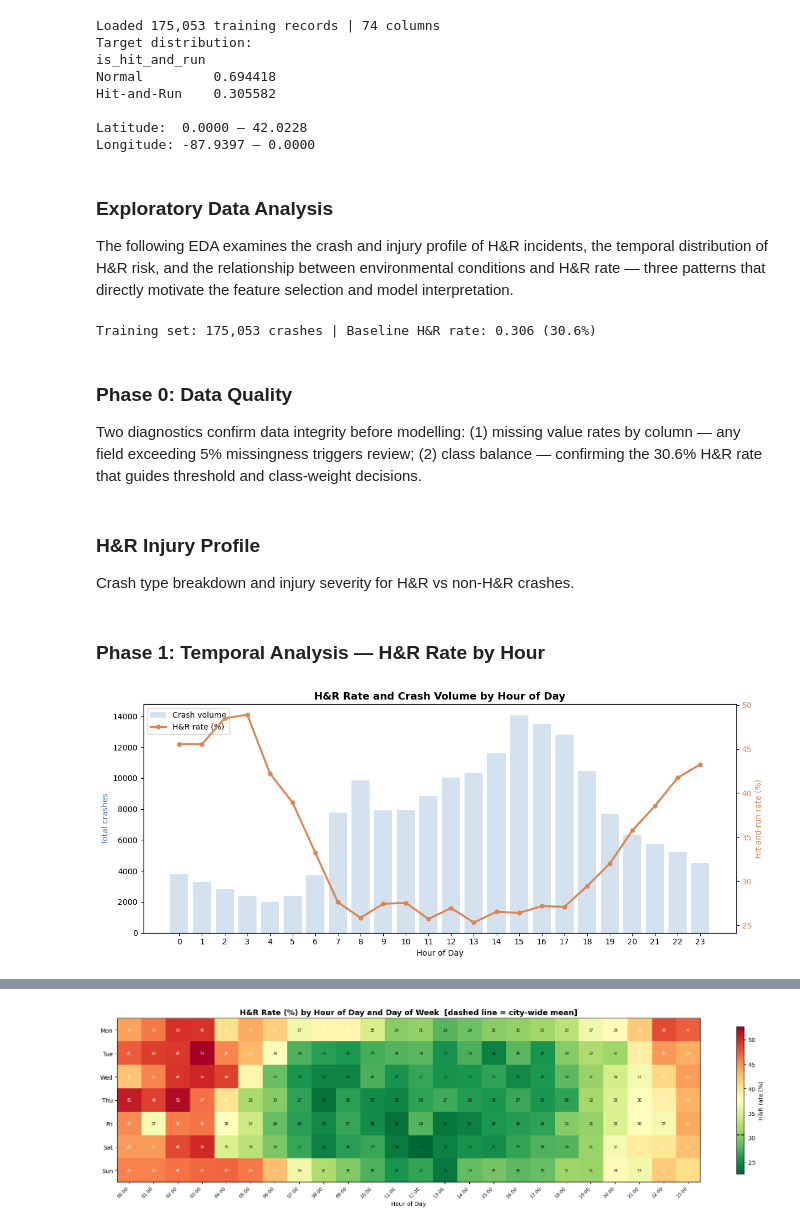
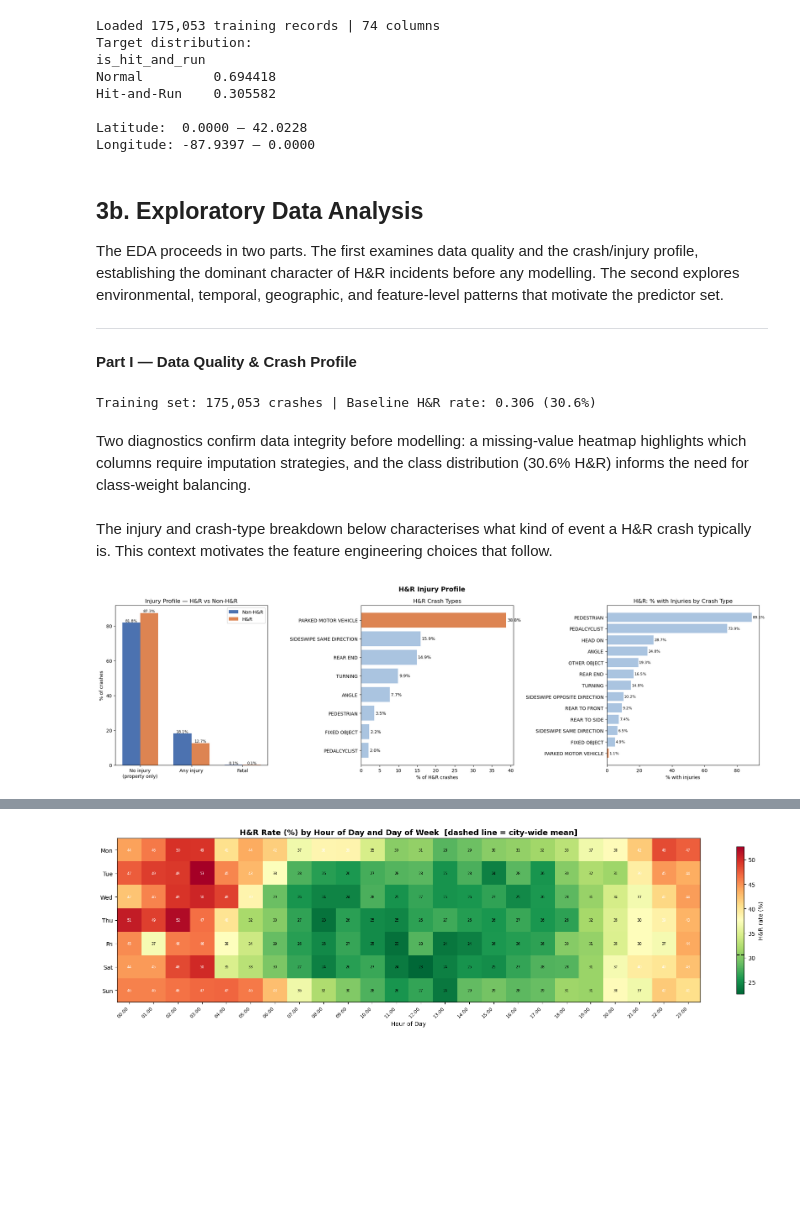
Before and after one commit to casagochman/chicago-hit-and-run, a Jupyter notebook: multi_ds/chicago_hitnrun_writeup.ipynb, the cells around one changed output, grey strips where cells are left out. Cells and saved outputs as stored; diff of their text form; code cells hidden in the pictures; blank space fills up the shorter version.

```diff
--- a/multi_ds/chicago_hitnrun_writeup.ipynb
+++ b/multi_ds/chicago_hitnrun_writeup.ipynb
@@ -486,9 +486,13 @@ Hit-and-Run    0.305582
 Latitude:  0.0000 – 42.0228
 Longitude: -87.9397 – 0.0000
 # %% [markdown]
-### Exploratory Data Analysis
+## 3b. Exploratory Data Analysis
 
-The following EDA examines the crash and injury profile of H&R incidents, the temporal distribution of H&R risk, and the relationship between environmental conditions and H&R rate — three patterns that directly motivate the feature selection and model interpretation.
+The EDA proceeds in two parts. The first examines data quality and the crash/injury profile, establishing the dominant character of H&R incidents before any modelling. The second explores environmental, temporal, geographic, and feature-level patterns that motivate the predictor set.
+
+---
+
+**Part I — Data Quality & Crash Profile**
 # %%
 df_eda = gpd.read_parquet(FINAL_TRAIN_FILE)
 
@@ -504,9 +508,7 @@ print(f"Training set: {len(df_eda):,} crashes | Baseline H&R rate: {BASELINE_RAT
 # %% [output]
 Training set: 175,053 crashes | Baseline H&R rate: 0.306 (30.6%)
 # %% [markdown]
-### Phase 0: Data Quality
-
-Two diagnostics confirm data integrity before modelling: (1) missing value rates by column — any field exceeding 5% missingness triggers review; (2) class balance — confirming the 30.6% H&R rate that guides threshold and class-weight decisions.
+Two diagnostics confirm data integrity before modelling: a missing-value heatmap highlights which columns require imputation strategies, and the class distribution (30.6% H&R) informs the need for class-weight balancing.
 # %%
 # 0a. Missing value heatmap (top-30 columns by null count)
 null_pct = df_eda.isnull().mean().sort_values(ascending=False)
@@ -542,16 +544,14 @@ for i, v in enumerate(counts):
 plt.tight_layout()
 plt.close()
 # %% [markdown]
-### H&R Injury Profile
-Crash type breakdown and injury severity for H&R vs non-H&R crashes.
+The injury and crash-type breakdown below characterises what kind of event a H&R crash typically is. This context motivates the feature engineering choices that follow.
 # %%
-# Injury profile EDA — generates imgs/injury_eda.png
 import pandas as pd
 import numpy as np
 import matplotlib
 import matplotlib.pyplot as plt
 
-df = pd.read_parquet("train_crashes_final.parquet")
+df = df_eda.copy()
 TARGET = "is_hit_and_run"
 
 df["label"] = df[TARGET].map({0: "Non-H&R", 1: "H&R"})
@@ -600,64 +600,33 @@ for xi, (nv, hv) in enumerate(zip(nonhnr_vals, hnr_vals)):
 ax = axes[1]
 hnr = df[df[TARGET] == 1]
 top_types = hnr["first_crash_type"].value_counts().head(8)
 pct = (top_types / len(hnr) * 100).round(1)
 colors = ["#DD8452" if t == "PARKED MOTOR VEHICLE" else "#aac4e0" for t in top_types.index]
 bars = ax.barh(top_types.index[::-1], pct.values[::-1], color=colors[::-1])
 ax.set_xlabel("% of H&R crashes")
 ax.set_title("H&R Crash Types")
 for bar, val in zip(bars, pct.values[::-1]):
     ax.text(bar.get_width() + 0.3, bar.get_y() + bar.get_height()/2,
             f"{val}%", va="center", fontsize=9)
 
 
 # Injury distribution for H&R by crash type
 ax = axes[2]
 hnr_injury = hnr.groupby("first_crash_type").agg(
     n_crashes   = (TARGET, "count"),
     pct_injured = ("has_injury", lambda x: x.mean() * 100)
 ).query("n_crashes >= 200").sort_values("pct_injured", ascending=True)
 
 colors2 = ["#DD8452" if t == "PARKED MOTOR VEHICLE" else "#aac4e0"
            for t in hnr_injury.index]
 ax.barh(hnr_injury.index, hnr_injury["pct_injured"], color=colors2)
 ax.set_xlabel("% with injuries")
 ax.set_title("H&R: % with Injuries by Crash Type")
 for i, (idx, row) in enumerate(hnr_injury.iterrows()):
     ax.text(row["pct_injured"] + 0.5, i, f"{row['pct_injured']:.1f}%", va="center", fontsize=8)
 
 plt.suptitle("H&R Injury Profile", fontsize=14, fontweight="bold")
 plt.tight_layout()
-plt.close()
+plt.show()
+# %% [output]
+[figure, added]
-# %% [markdown]
-### Phase 1: Temporal Analysis — H&R Rate by Hour
-# %%
-# H&R rate by hour of day
-import matplotlib
-matplotlib.use('module://matplotlib_inline.backend_inline')
-import matplotlib.pyplot as plt
-import numpy as np
-
-hour_rate = df_eda.groupby('crash_hour')['is_hit_and_run'].mean() * 100
-hour_count = df_eda.groupby('crash_hour')['is_hit_and_run'].count()
-
-fig, ax1 = plt.subplots(figsize=(12, 5))
-ax2 = ax1.twinx()
-
-ax1.bar(hour_rate.index, hour_count.values, color='#aac4e0', alpha=0.5, label='Crash volume')
-ax2.plot(hour_rate.index, hour_rate.values, color='#DD8452', linewidth=2.5, marker='o', markersize=5, label='H&R rate (%)')
-
-ax1.set_xlabel('Hour of Day')
-ax1.set_ylabel('Total crashes', color='#4C72B0')
-ax2.set_ylabel('Hit-and-run rate (%)', color='#DD8452')
-ax2.tick_params(axis='y', labelcolor='#DD8452')
-ax1.set_xticks(range(0, 24))
-ax1.set_title('H&R Rate and Crash Volume by Hour of Day', fontsize=13, fontweight='bold')
-
-lines1, labels1 = ax1.get_legend_handles_labels()
-lines2, labels2 = ax2.get_legend_handles_labels()
-ax1.legend(lines1 + lines2, labels1 + labels2, loc='upper left')
-
-plt.tight_layout()
-plt.show()
-# %% [output]
-[figure, removed]
```
Also changed, not shown: parts of 38 cells of this notebook.
